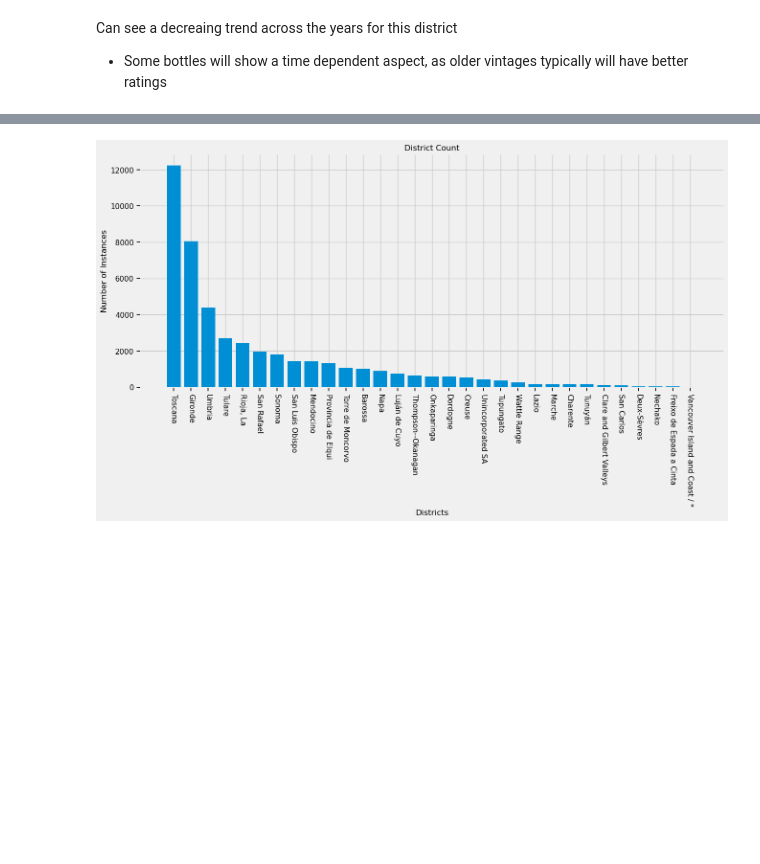
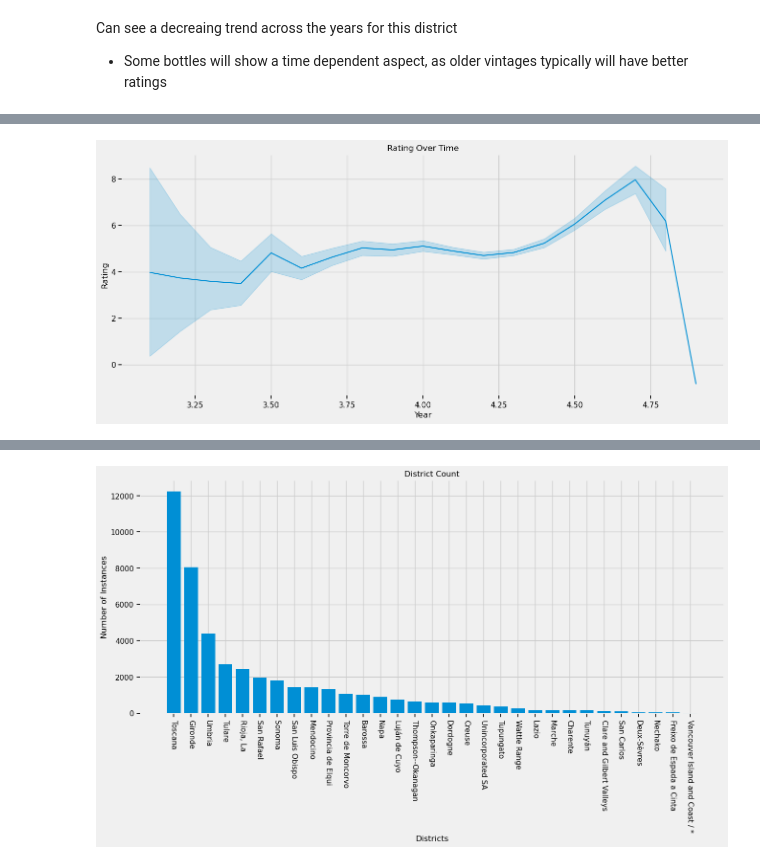
Before and after one commit to willhall2001/BreakinBadCode, a Jupyter notebook: 06_Machine_Leaning_Model_2.ipynb, the cells around one changed output, grey strips where cells are left out. Cells and saved outputs as stored; diff of their text form; code cells hidden in the pictures; blank space fills up the shorter version.

```diff
--- a/06_Machine_Leaning_Model_2.ipynb
+++ b/06_Machine_Leaning_Model_2.ipynb
@@ -165,0 +166,16 @@ plt.show()
+# %%
+#Set out figure size
+plt.figure(figsize=(14, 6))
+sns.lineplot(data = train , x = 'Ratings_Average', y = 'January Avg Temp (°C)')
+
+
+
+#Adding labels and title
+plt.xlabel('Year')
+plt.ylabel('Rating')
+plt.title('Rating Over Time')
+
+#Show the plot
+plt.show()
+# %% [output]
+[figure, added]
```
Also changed, not shown: parts of 14 cells of this notebook, 6 other files.
